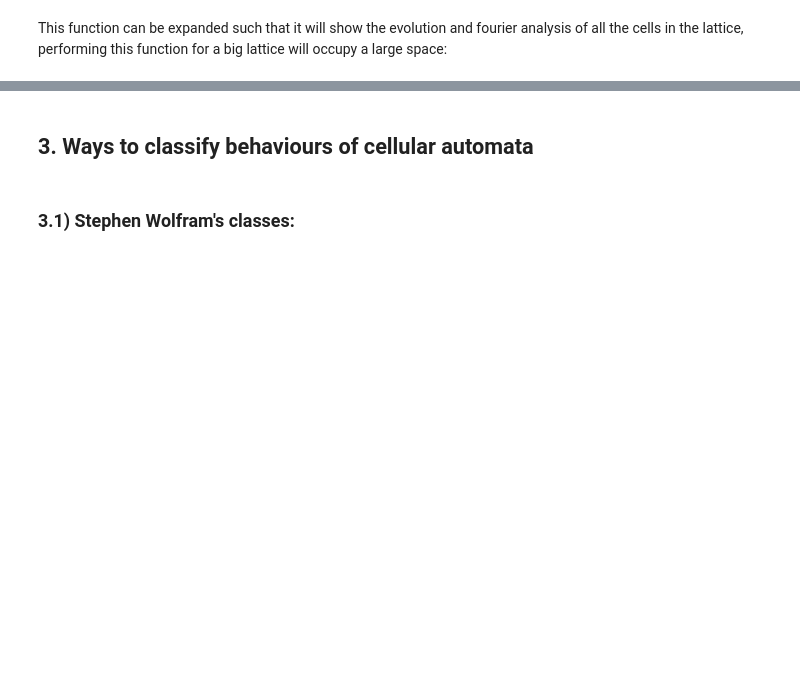
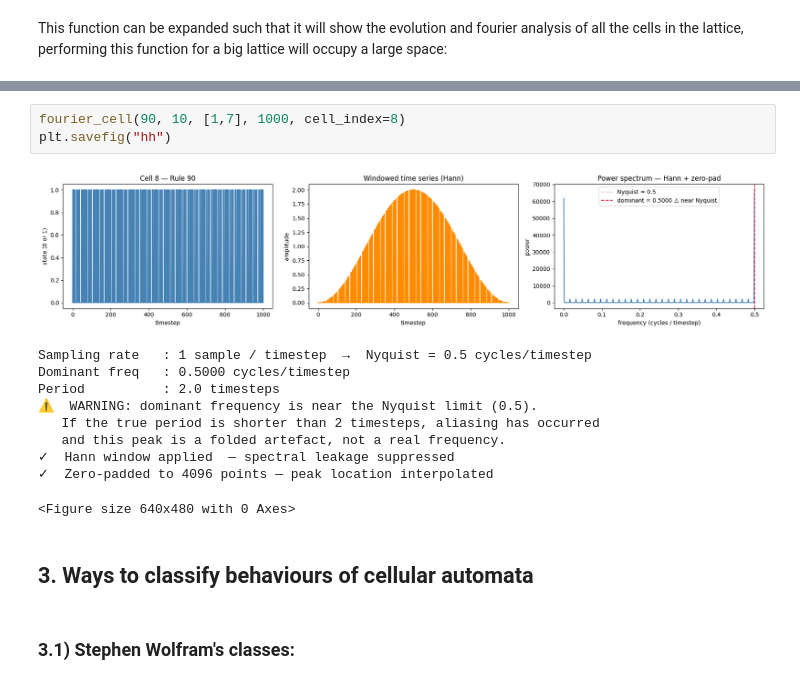
Before and after one commit to IgnacioMPineda/Cellular-automata-simulator---SP2026, a Jupyter notebook: Notebook_2.ipynb, the cells around one changed output, grey strips where cells are left out. Cells and saved outputs as stored; diff of their text form; blank space fills up the shorter version.

```diff
--- a/Notebook_2.ipynb
+++ b/Notebook_2.ipynb
@@ -398,3 +537,17 @@ fourier_all_cells(67, 10, [1,7], 1000)
+# %%
+fourier_cell(90, 10, [1,7], 1000, cell_index=8)
+plt.savefig("hh")
+# %% [output]
+[figure, added]
+Sampling rate   : 1 sample / timestep  →  Nyquist = 0.5 cycles/timestep
+Dominant freq   : 0.5000 cycles/timestep
+Period          : 2.0 timesteps
+⚠  WARNING: dominant frequency is near the Nyquist limit (0.5).
+   If the true period is shorter than 2 timesteps, aliasing has occurred
+   and this peak is a folded artefact, not a real frequency.
+✓  Hann window applied  — spectral leakage suppressed
+✓  Zero-padded to 4096 points — peak location interpolated
+<Figure size 640x480 with 0 Axes>
 # %% [markdown]
 ## 3. Ways to classify behaviours of cellular automata
 # %% [markdown]
```
Also changed, not shown: parts of 23 cells of this notebook.
